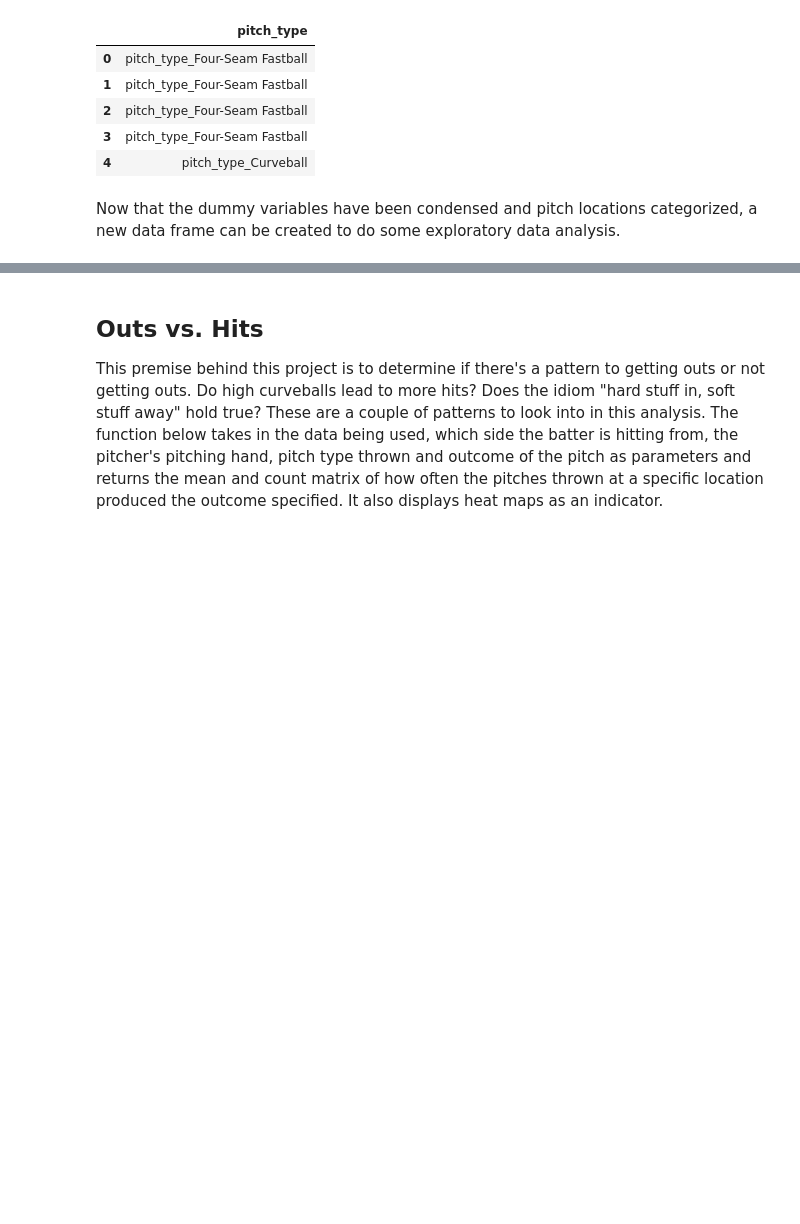
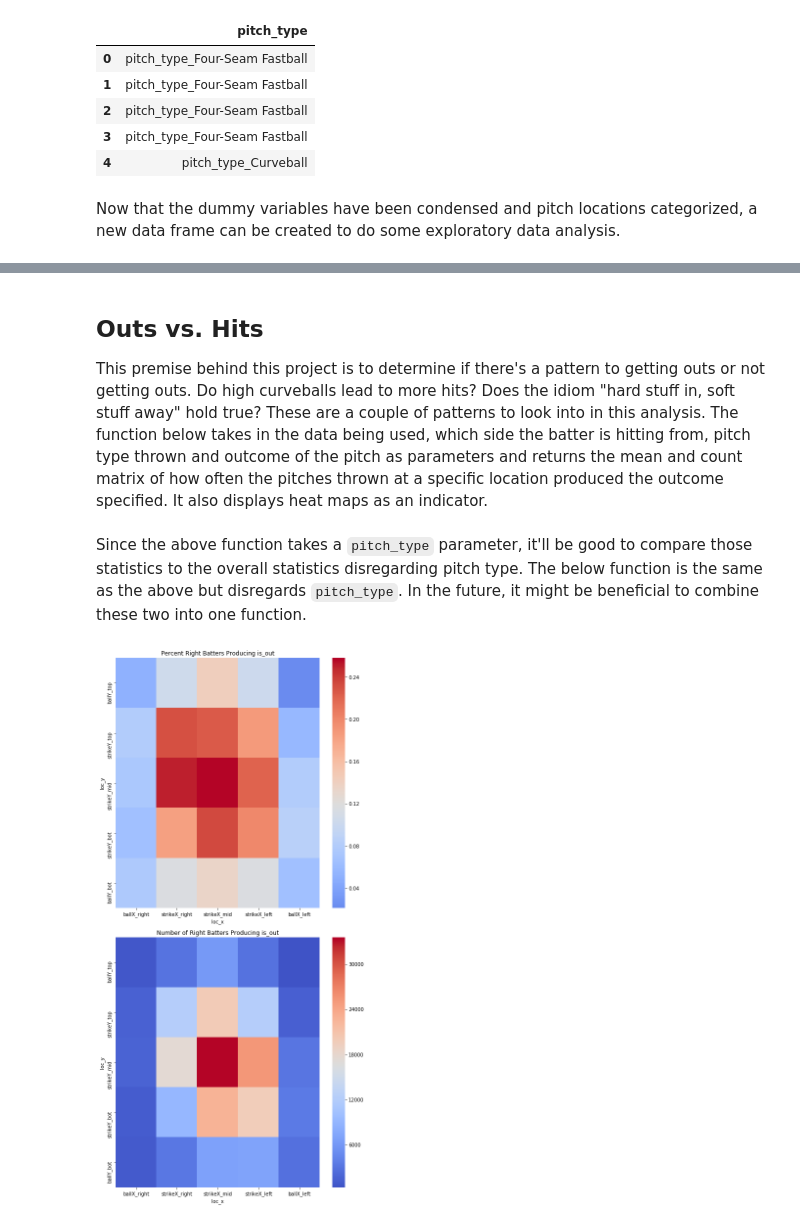
Before and after one commit to curtishiga/Capstone_Project2, a Jupyter notebook: EDA/Exploratory_Data_Analysis.ipynb, the cells around one changed output, grey strips where cells are left out. Drawn from its saved outputs; the diff is of its cells as text; code cells hidden in the pictures; blank space fills up the shorter version.

```diff
--- a/EDA/Exploratory_Data_Analysis.ipynb
+++ b/EDA/Exploratory_Data_Analysis.ipynb
@@ -122,6 +123,6 @@ eda_df.head()
 # %% [markdown]
 ## Outs vs. Hits
 
-This premise behind this project is to determine if there's a pattern to getting outs or not getting outs. Do high curveballs lead to more hits? Does the idiom "hard stuff in, soft stuff away" hold true? These are a couple of patterns to look into in this analysis. The function below takes in the data being used, which side the batter is hitting from, the pitcher's pitching hand, pitch type thrown and outcome of the pitch as parameters and returns the mean and count matrix of how often the pitches thrown at a specific location produced the outcome specified. It also displays heat maps as an indicator.
+This premise behind this project is to determine if there's a pattern to getting outs or not getting outs. Do high curveballs lead to more hits? Does the idiom "hard stuff in, soft stuff away" hold true? These are a couple of patterns to look into in this analysis. The function below takes in the data being used, which side the batter is hitting from, pitch type thrown and outcome of the pitch as parameters and returns the mean and count matrix of how often the pitches thrown at a specific location produced the outcome specified. It also displays heat maps as an indicator.
 # %%
 # Group outs by batSide, pitchHand, pitch_type, pitch_loc
@@ -164,3 +165,49 @@ def heat_map(data, bat_side, pitch_hand, pitch_type, call):
     _ = plt.show()
 
     return hm_pivot_mean, hm_pivot_count
+# %% [markdown]
+Since the above function takes a ``pitch_type`` parameter, it'll be good to compare those statistics to the overall statistics disregarding pitch type. The below function is the same as the above but disregards ``pitch_type``. In the future, it might be beneficial to combine these two into one function.
+# %%
+# Group outs by batSide, pitchHand, pitch_loc. Disregard pitch_type
+def matchup_heatmap(data, bat_side, call):
+    '''Plot and return number of pitches thrown to a certain batter by a certain pitcher given the outcome call.
+    Should plot two heat maps. The first is percent of outs in regards to the parameters. The second is total number of
+    pitches produced the outcome call.'''
+    matchup_heatmap_df = data[data['batSide_des'] == bat_side]
+
+    # Pivot hm_df to take average of outcome call by location
+    mu_hm_df_call = matchup_heatmap_df[['loc_x', 'loc_y', call]]
+    mu_hm_pivot_mean = mu_hm_df_call.pivot_table(index='loc_y', columns='loc_x', values=call, aggfunc='mean')
+    mu_hm_pivot_mean = mu_hm_pivot_mean.reindex(['ballX_right', 'strikeX_right', 'strikeX_mid', 'strikeX_left', 'ballX_left'], axis=1)
+    mu_hm_pivot_mean = mu_hm_pivot_mean.reindex(['ballY_top', 'strikeY_top', 'strikeY_mid', 'strikeY_bot', 'ballY_bot'], axis=0)
+
+    # Pivot hm_df to take count of outcome call by location
+    mu_hm_df_count = matchup_heatmap_df[matchup_heatmap_df[call] == 1]
+    mu_hm_df_count = mu_hm_df_count[['loc_x', 'loc_y', call]]
+    mu_hm_pivot_count = mu_hm_df_count.pivot_table(index='loc_y', columns='loc_x', values=call, aggfunc='count')
+    mu_hm_pivot_count = mu_hm_pivot_count.reindex(['ballX_right', 'strikeX_right', 'strikeX_mid', 'strikeX_left', 'ballX_left'], axis=1)
+    mu_hm_pivot_count = mu_hm_pivot_count.reindex(['ballY_top', 'strikeY_top', 'strikeY_mid', 'strikeY_bot', 'ballY_bot'], axis=0)
+
+    # Plot heatmaps for both pivoted dataframes
+    _ = plt.figure(figsize=(8, 16))
+    _ = plt.subplot(2, 1, 1)
+    mu_hm_pivot_mean_max = mu_hm_pivot_mean.values.max()
+    mu_hm_pivot_mean_min = mu_hm_pivot_mean.values.min()
+    mu_heatmap_mean_center = (mu_hm_pivot_mean_max - mu_hm_pivot_mean_min)/2
+    _ = sns.heatmap(mu_hm_pivot_mean, cmap = 'coolwarm', center = mu_heatmap_mean_center)
+    _ = plt.title('Percent %s Batters Producing %s' %(bat_side, call))
+
+    _ = plt.subplot(2, 1, 2)
+    mu_hm_pivot_count_max = mu_hm_pivot_count.values.max()
+    mu_hm_pivot_count_min = mu_hm_pivot_count.values.min()
+    mu_heatmap_count_center = (mu_hm_pivot_count_max - mu_hm_pivot_count_min)/2
+    _ = sns.heatmap(mu_hm_pivot_count, cmap = 'coolwarm', center = mu_heatmap_count_center)
+    _ = plt.title('Number of %s Batters Producing %s' %(bat_side, call))
+    _ = plt.tight_layout()
+    _ = plt.show()
+
+    return mu_hm_pivot_mean, mu_hm_pivot_count
+# %%
+all_right_mean, all_right_count = matchup_heatmap(eda_df, 'Right', 'is_out')
+# %% [output]
+[figure, added]
```
Also changed, not shown: parts of 14 cells of this notebook, 1 other file.
